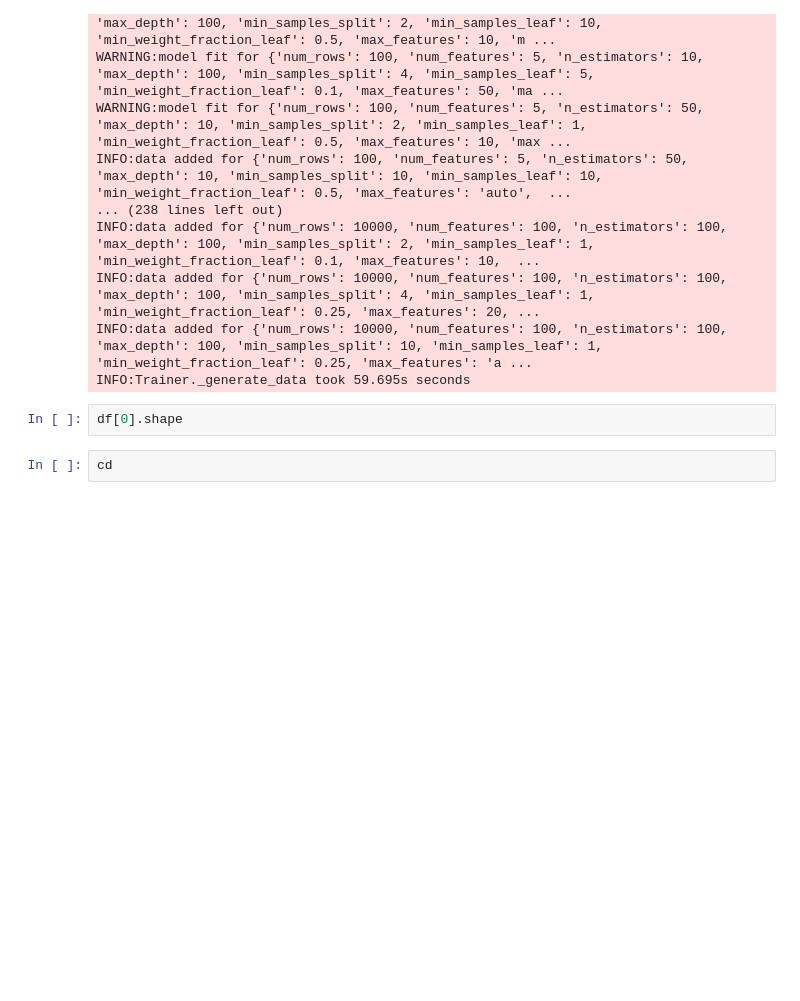
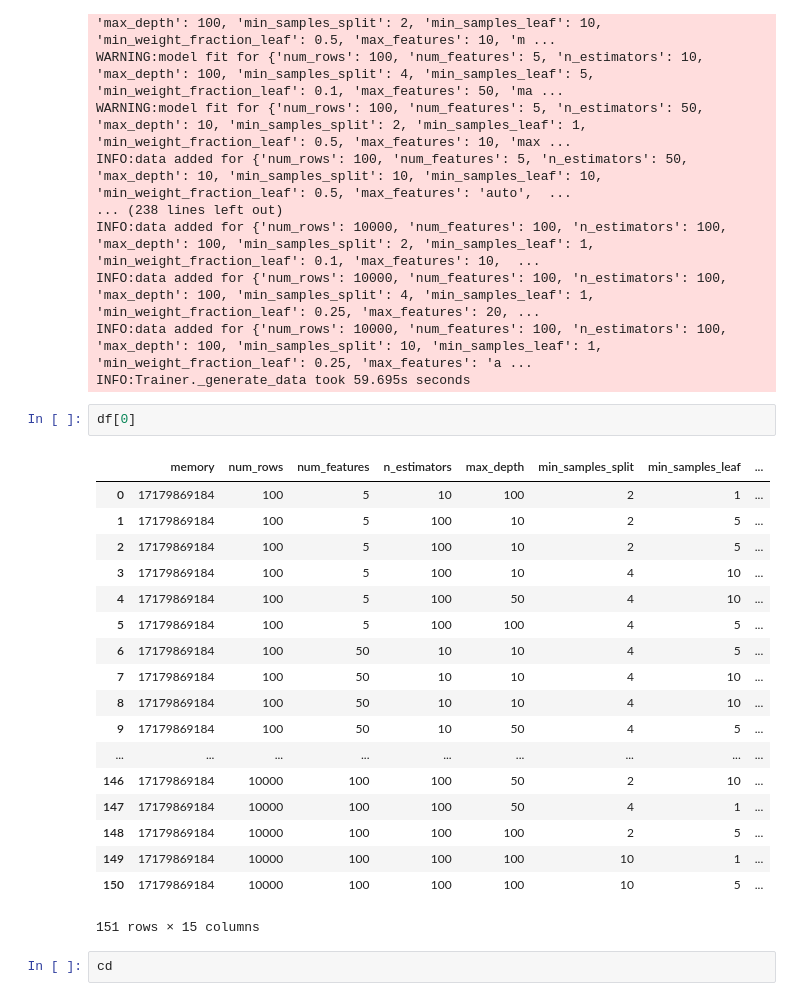
Before and after one commit to scitime/scitime, a Jupyter notebook: Training-time-estimation.ipynb, the cells around one changed output. Cells and saved outputs as stored; diff of their text form; blank space fills up the shorter version.

```diff
--- a/Training-time-estimation.ipynb
+++ b/Training-time-estimation.ipynb
@@ -71,7 +95,26 @@ INFO:data added for {'num_rows': 10000, 'num_features': 100, 'n_estimators': 100
 INFO:data added for {'num_rows': 10000, 'num_features': 100, 'n_estimators': 100, 'max_depth': 100, 'min_samples_split': 10, 'min_samples_leaf': 1, 'min_weight_fraction_leaf': 0.25, 'max_features': 'a ...
 INFO:Trainer._generate_data took 59.695s seconds
 # %%
-df[0].shape
+df[0]
+# %% [output]
+|  | memory | num_rows | num_features | n_estimators | max_depth | min_samples_split | min_samples_leaf | ... |
+| 0 | 17179869184 | 100 | 5 | 10 | 100 | 2 | 1 | ... |
+| 1 | 17179869184 | 100 | 5 | 100 | 10 | 2 | 5 | ... |
+| 2 | 17179869184 | 100 | 5 | 100 | 10 | 2 | 5 | ... |
+| 3 | 17179869184 | 100 | 5 | 100 | 10 | 4 | 10 | ... |
+| 4 | 17179869184 | 100 | 5 | 100 | 50 | 4 | 10 | ... |
+| 5 | 17179869184 | 100 | 5 | 100 | 100 | 4 | 5 | ... |
+| 6 | 17179869184 | 100 | 50 | 10 | 10 | 4 | 5 | ... |
+| 7 | 17179869184 | 100 | 50 | 10 | 10 | 4 | 10 | ... |
+| 8 | 17179869184 | 100 | 50 | 10 | 10 | 4 | 10 | ... |
+| 9 | 17179869184 | 100 | 50 | 10 | 50 | 4 | 5 | ... |
+| ... | ... | ... | ... | ... | ... | ... | ... | ... |
+| 146 | 17179869184 | 10000 | 100 | 100 | 50 | 2 | 10 | ... |
+| 147 | 17179869184 | 10000 | 100 | 100 | 50 | 4 | 1 | ... |
+| 148 | 17179869184 | 10000 | 100 | 100 | 100 | 2 | 5 | ... |
+| 149 | 17179869184 | 10000 | 100 | 100 | 100 | 10 | 1 | ... |
+| 150 | 17179869184 | 10000 | 100 | 100 | 100 | 10 | 5 | ... |
+151 rows × 15 columns
 # %%
 cd
 # %% [output]
```
Also changed, not shown: parts of 6 cells of this notebook, 4 other files.
